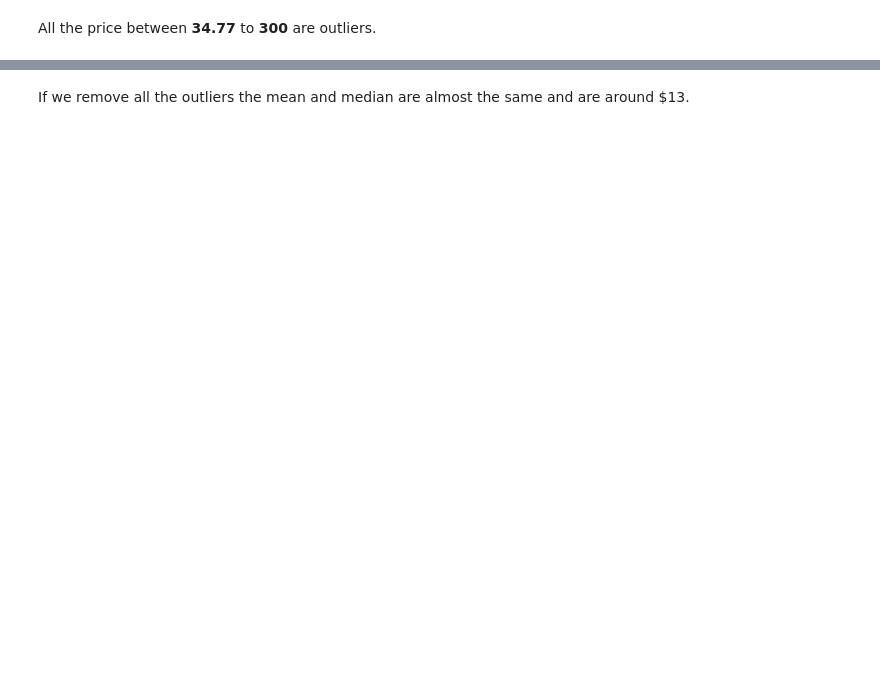
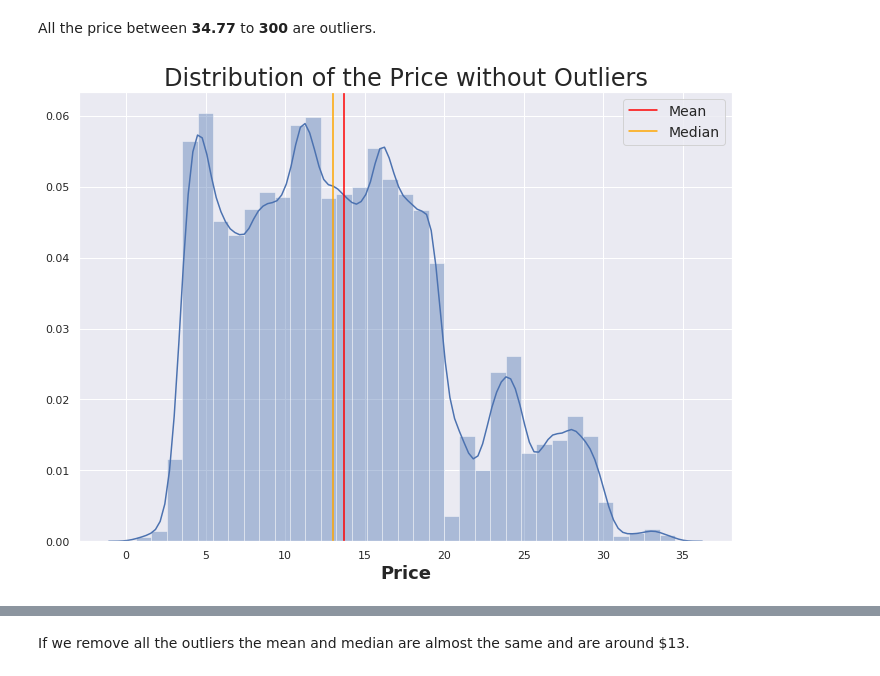
Before and after one commit to furawa/OC_data_analyst_projects, a Jupyter notebook: 02_analyze_company_sales/analyze_company_sales.ipynb, the cells around one changed output, grey strips where cells are left out. Saved outputs shown, nothing was run; the diff lists cells and outputs as text; code cells hidden in the pictures; blank space fills up the shorter version.

```diff
--- a/02_analyze_company_sales/analyze_company_sales.ipynb
+++ b/02_analyze_company_sales/analyze_company_sales.ipynb
@@ -464,2 +476,13 @@ plt.hist(sales_clean_no_outliers.price);
+# %%
+# Boxplot of the outliers values
+sales_clean_no_outliers = sales_clean[sales_clean.price < outliers]
+sns.distplot(sales_clean_no_outliers.price, bins = 35)
+plt.axvline(sales_clean_no_outliers.price.mean(), color = "red")
+plt.axvline(sales_clean_no_outliers.price.median(), color = "orange")
+plt.legend(["Mean", "Median"], fontsize = 14)
+plt.title("Distribution of the Price without Outliers", fontsize = 24)
+plt.xlabel("Price", fontsize = 18, fontweight = "bold");
+# %% [output]
+[figure, added]
 # %%
 sales_clean_no_outliers.price.agg([np.mean, np.median])
```
Also changed, not shown: parts of 27 cells of this notebook.
